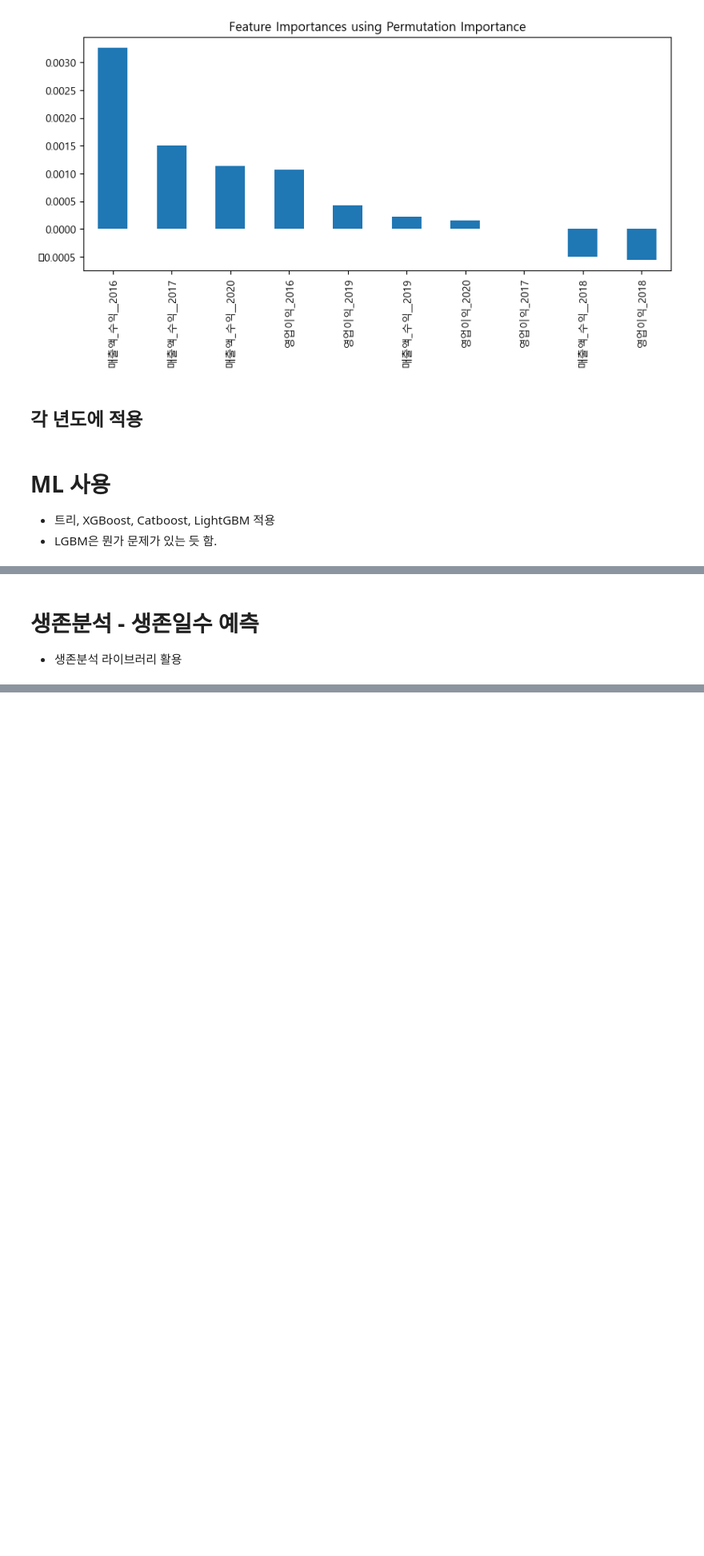
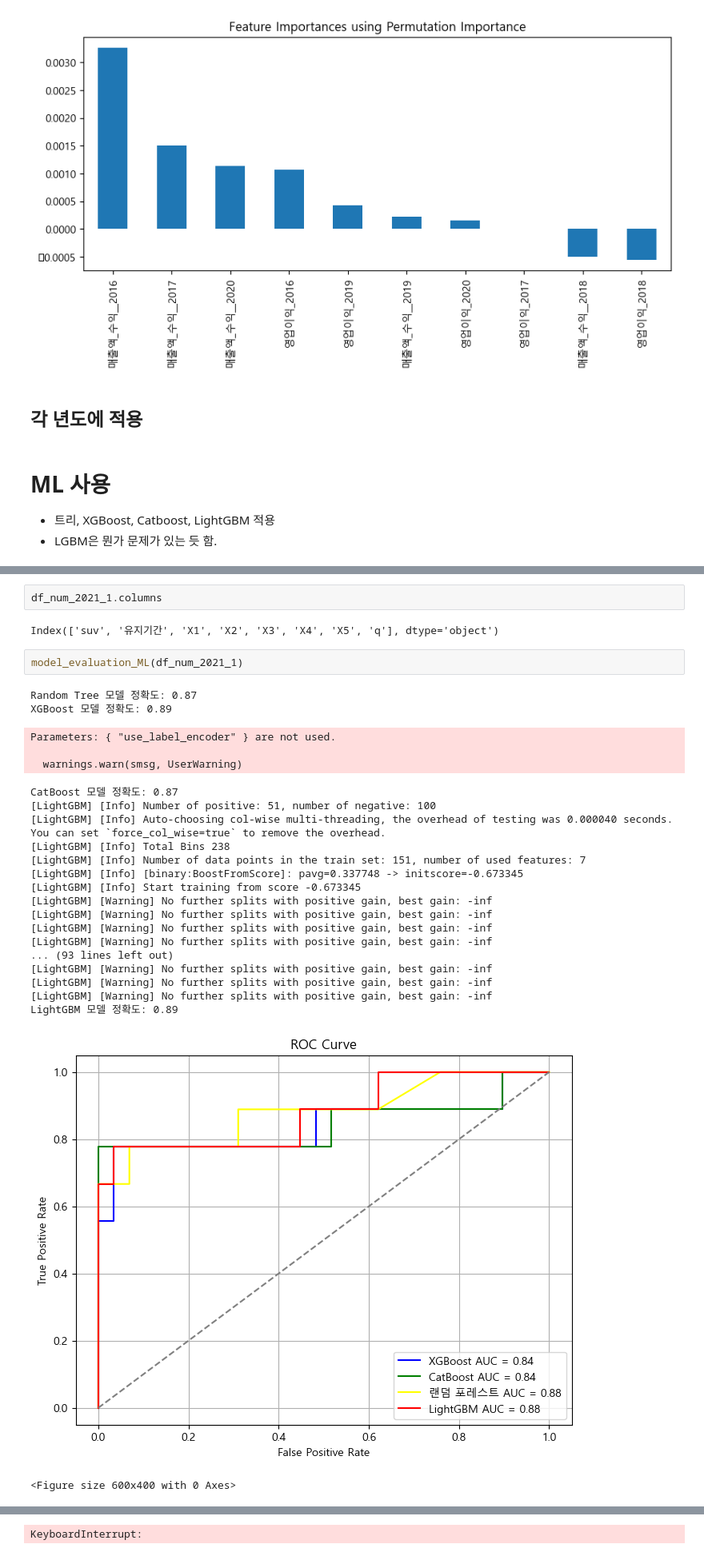
Before and after one commit to shs1018/iM_DiGital_Banker_academy, a Jupyter notebook: DB_PPI/PJ4_suv_analyse.ipynb, the cells around one changed output, grey strips where cells are left out. Shown at 80% size. Cells and saved outputs as stored; diff of their text form; blank space fills up the shorter version.

```diff
--- a/DB_PPI/PJ4_suv_analyse.ipynb
+++ b/DB_PPI/PJ4_suv_analyse.ipynb
@@ -622,3 +641,31 @@ CatBoost 모델 정확도: 0.97
-# %% [markdown]
-# 생존분석 - 생존일수 예측
-- 생존분석 라이브러리 활용
+# %%
+df_num_2021_1.columns
+# %% [output]
+Index(['suv', '유지기간', 'X1', 'X2', 'X3', 'X4', 'X5', 'q'], dtype='object')
+# %%
+model_evaluation_ML(df_num_2021_1)
+# %% [output]
+Random Tree 모델 정확도: 0.87
+XGBoost 모델 정확도: 0.89
+Parameters: { "use_label_encoder" } are not used.
+
+  warnings.warn(smsg, UserWarning)
+CatBoost 모델 정확도: 0.87
+[LightGBM] [Info] Number of positive: 51, number of negative: 100
+[LightGBM] [Info] Auto-choosing col-wise multi-threading, the overhead of testing was 0.000040 seconds.
+You can set `force_col_wise=true` to remove the overhead.
+[LightGBM] [Info] Total Bins 238
+[LightGBM] [Info] Number of data points in the train set: 151, number of used features: 7
+[LightGBM] [Info] [binary:BoostFromScore]: pavg=0.337748 -> initscore=-0.673345
+[LightGBM] [Info] Start training from score -0.673345
+[LightGBM] [Warning] No further splits with positive gain, best gain: -inf
+[LightGBM] [Warning] No further splits with positive gain, best gain: -inf
+[LightGBM] [Warning] No further splits with positive gain, best gain: -inf
+[LightGBM] [Warning] No further splits with positive gain, best gain: -inf
+... (93 lines left out)
+[LightGBM] [Warning] No further splits with positive gain, best gain: -inf
+[LightGBM] [Warning] No further splits with positive gain, best gain: -inf
+[LightGBM] [Warning] No further splits with positive gain, best gain: -inf
+LightGBM 모델 정확도: 0.89
+[figure, added]
+<Figure size 600x400 with 0 Axes>
@@ -624,0 +679 @@ CatBoost 모델 정확도: 0.97
+KeyboardInterrupt:
```
Also changed, not shown: parts of 13 cells of this notebook, 4 other files.
